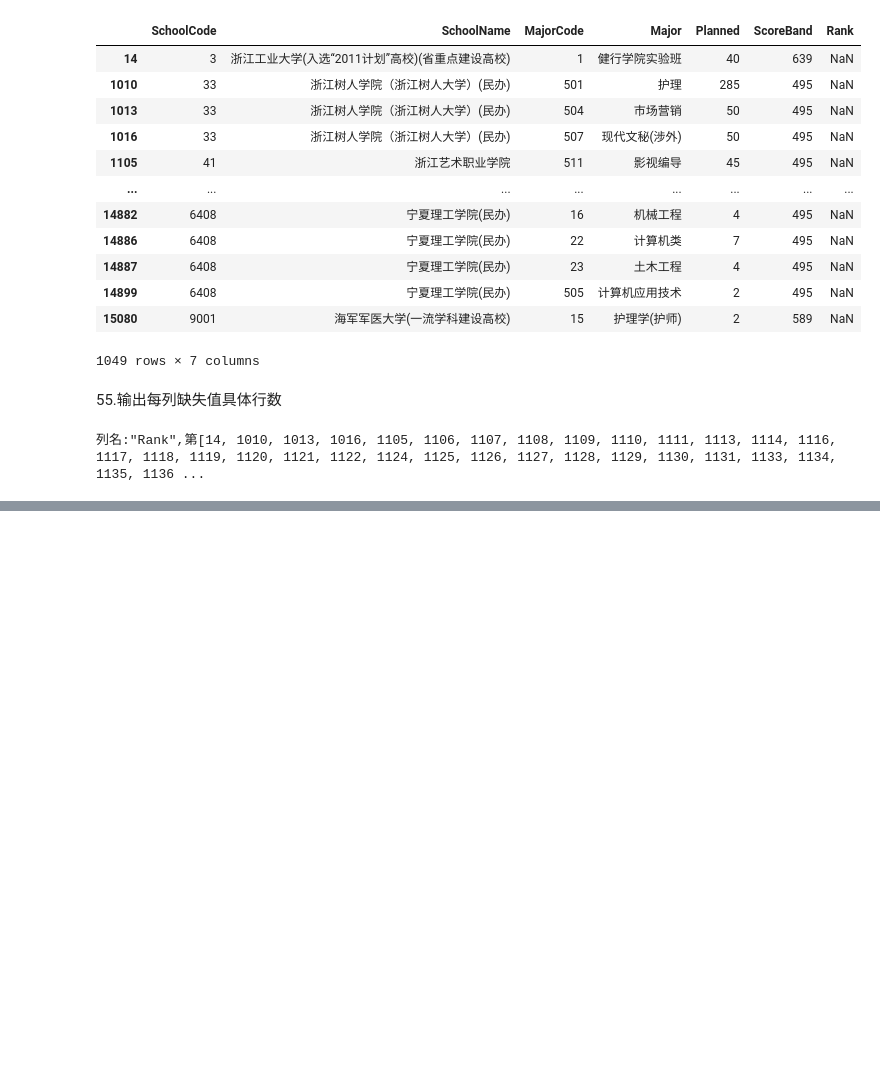
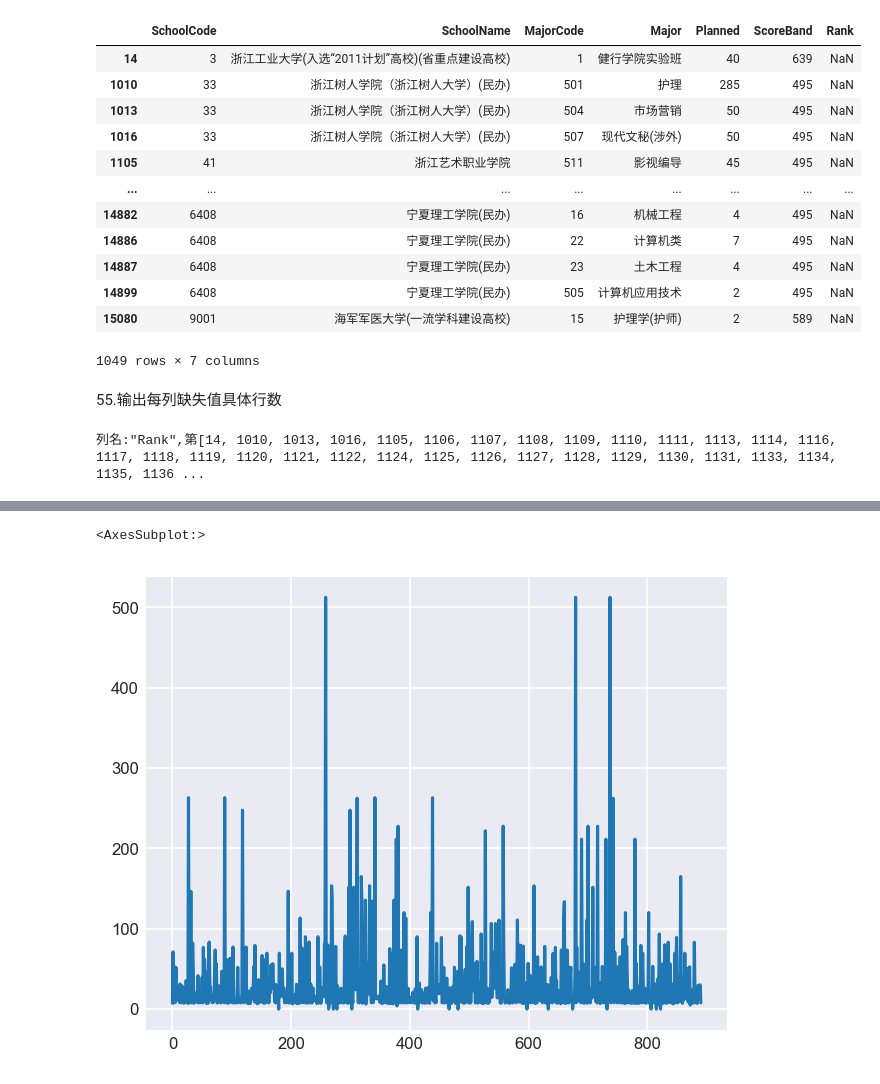
Before and after one commit to HShawnSun/Pandas100, a Jupyter notebook: Pandas100-1.ipynb, the cells around one changed output, grey strips where cells are left out. Drawn from its saved outputs; the diff is of its cells as text; code cells hidden in the pictures; blank space fills up the shorter version.

```diff
--- a/Pandas100-1.ipynb
+++ b/Pandas100-1.ipynb
@@ -792,0 +803,2 @@ for columname in data.columns:       # 注意columname 只有一个n
+# %%
+df = pd.read_csv("O:/Programming/Pandas100/train.csv") # 大部分类型的文件都能read，read_excel也可以
@@ -792,0 +807,9 @@ for columname in data.columns:       # 注意columname 只有一个n
+# %%
+import matplotlib.pyplot as plt
+plt.style.use('seaborn-darkgrid')             # 风格
+plt.rc('font', size = 8)                      # 字体
+plt.rc('figure', figsize = (5,4), dpi = 150)  # 画质
+df["Fare"].plot()
+# %% [output]
+<AxesSubplot:>
+[figure, added]
```
Also changed, not shown: parts of 134 cells of this notebook.
